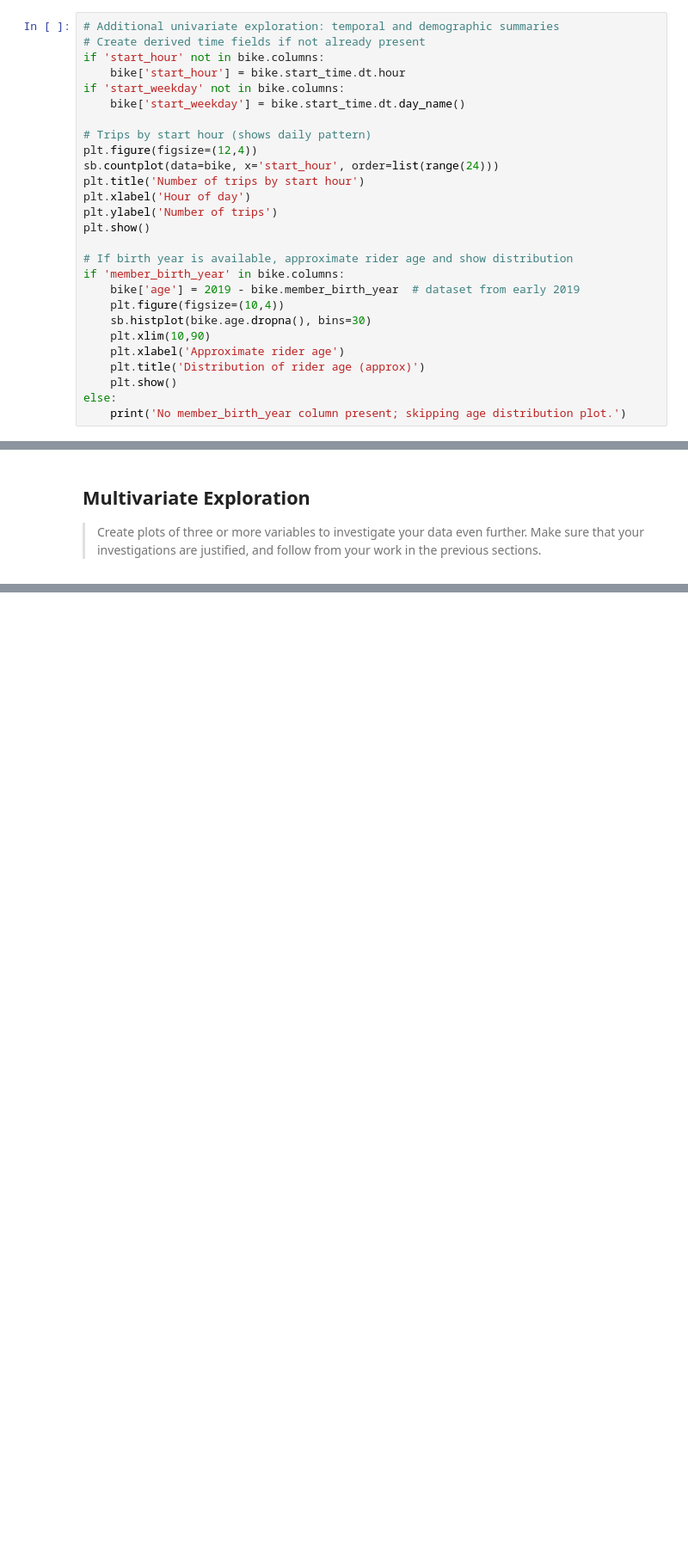
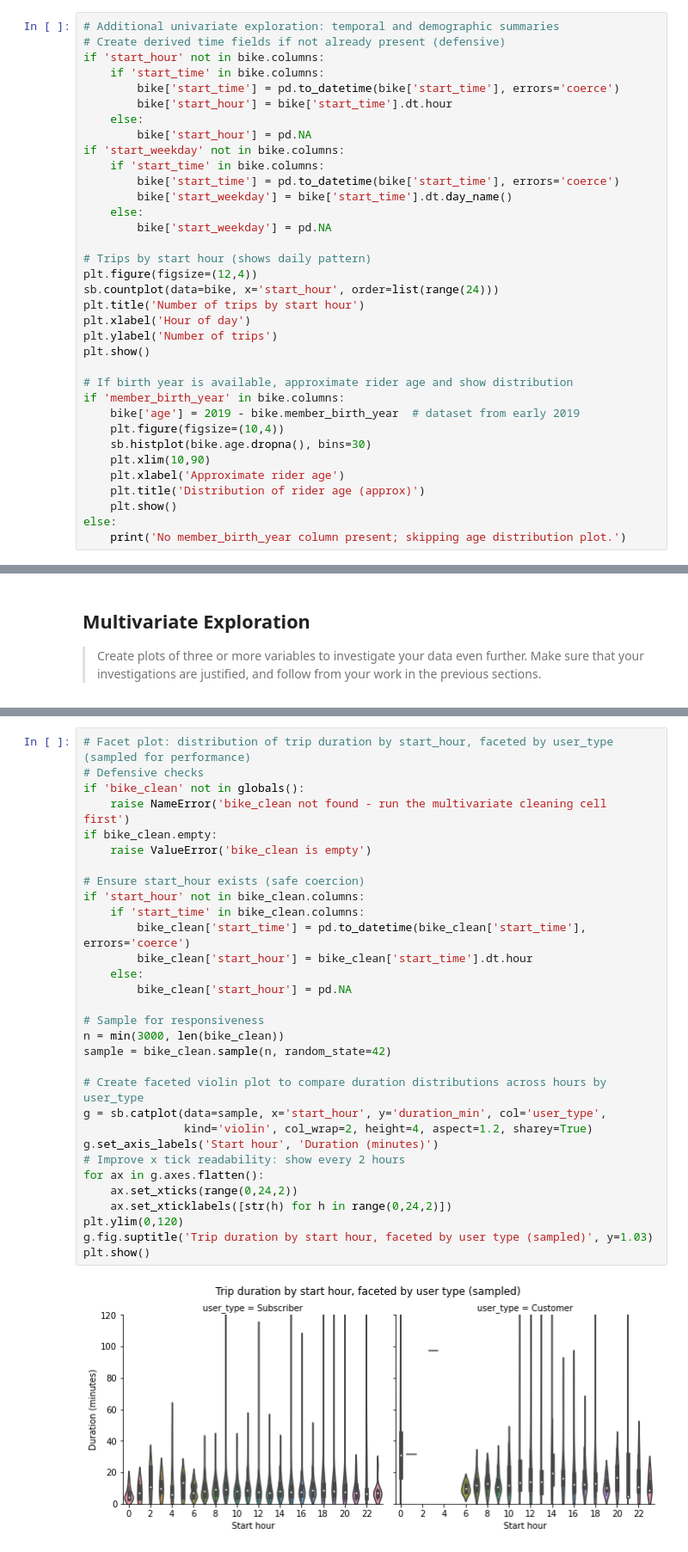
Before and after one commit to 86burke/DAND_Ford_GoBike_System, a Jupyter notebook: Part_I_exploration_template.ipynb, the cells around one changed output, grey strips where cells are left out. Shown at 86% size. Drawn from its saved outputs; the diff is of its cells as text; blank space fills up the shorter version.

```diff
--- a/Part_I_exploration_template.ipynb
+++ b/Part_I_exploration_template.ipynb
@@ -251,10 +205,18 @@ Variables: describe x / y / hue / size encodings.
 # %%
 # Additional univariate exploration: temporal and demographic summaries
-# Create derived time fields if not already present
+# Create derived time fields if not already present (defensive)
 if 'start_hour' not in bike.columns:
-    bike['start_hour'] = bike.start_time.dt.hour
+    if 'start_time' in bike.columns:
+        bike['start_time'] = pd.to_datetime(bike['start_time'], errors='coerce')
+        bike['start_hour'] = bike['start_time'].dt.hour
+    else:
+        bike['start_hour'] = pd.NA
 if 'start_weekday' not in bike.columns:
-    bike['start_weekday'] = bike.start_time.dt.day_name()
+    if 'start_time' in bike.columns:
+        bike['start_time'] = pd.to_datetime(bike['start_time'], errors='coerce')
+        bike['start_weekday'] = bike['start_time'].dt.day_name()
+    else:
+        bike['start_weekday'] = pd.NA
 
 # Trips by start hour (shows daily pattern)
 plt.figure(figsize=(12,4))
@@ -500,0 +402,33 @@ dtype: int64
+# %%
+# Facet plot: distribution of trip duration by start_hour, faceted by user_type (sampled for performance)
+# Defensive checks
+if 'bike_clean' not in globals():
+    raise NameError('bike_clean not found - run the multivariate cleaning cell first')
+if bike_clean.empty:
+    raise ValueError('bike_clean is empty')
+
+# Ensure start_hour exists (safe coercion)
+if 'start_hour' not in bike_clean.columns:
+    if 'start_time' in bike_clean.columns:
+        bike_clean['start_time'] = pd.to_datetime(bike_clean['start_time'], errors='coerce')
+        bike_clean['start_hour'] = bike_clean['start_time'].dt.hour
+    else:
+        bike_clean['start_hour'] = pd.NA
+
+# Sample for responsiveness
+n = min(3000, len(bike_clean))
+sample = bike_clean.sample(n, random_state=42)
+
+# Create faceted violin plot to compare duration distributions across hours by user_type
+g = sb.catplot(data=sample, x='start_hour', y='duration_min', col='user_type',
+               kind='violin', col_wrap=2, height=4, aspect=1.2, sharey=True)
+g.set_axis_labels('Start hour', 'Duration (minutes)')
+# Improve x tick readability: show every 2 hours
+for ax in g.axes.flatten():
+    ax.set_xticks(range(0,24,2))
+    ax.set_xticklabels([str(h) for h in range(0,24,2)])
+plt.ylim(0,120)
+g.fig.suptitle('Trip duration by start hour, faceted by user type (sampled)', y=1.03)
+plt.show()
+# %% [output]
+[figure, added]
```
Also changed, not shown: parts of 40 cells of this notebook, 4 other files.
